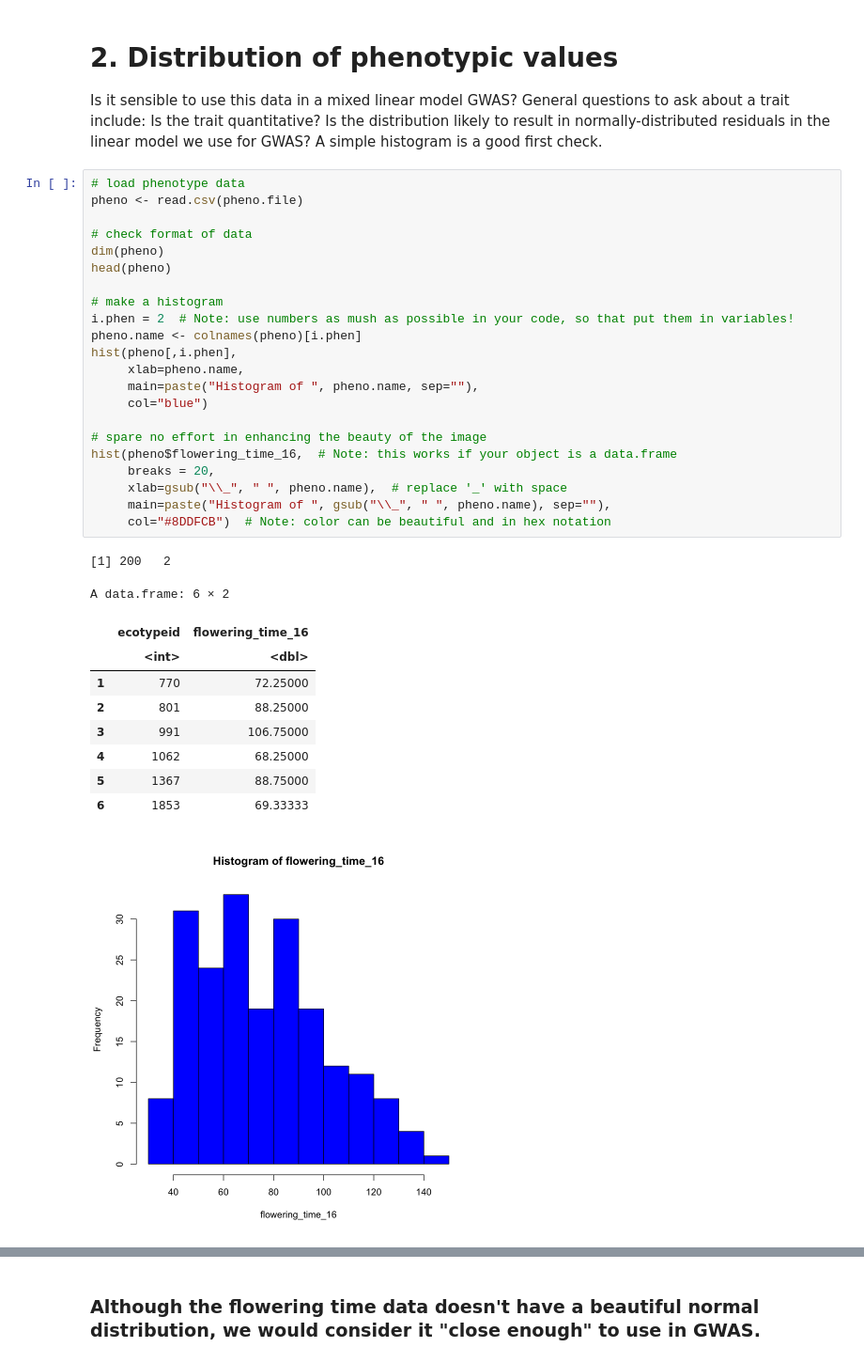
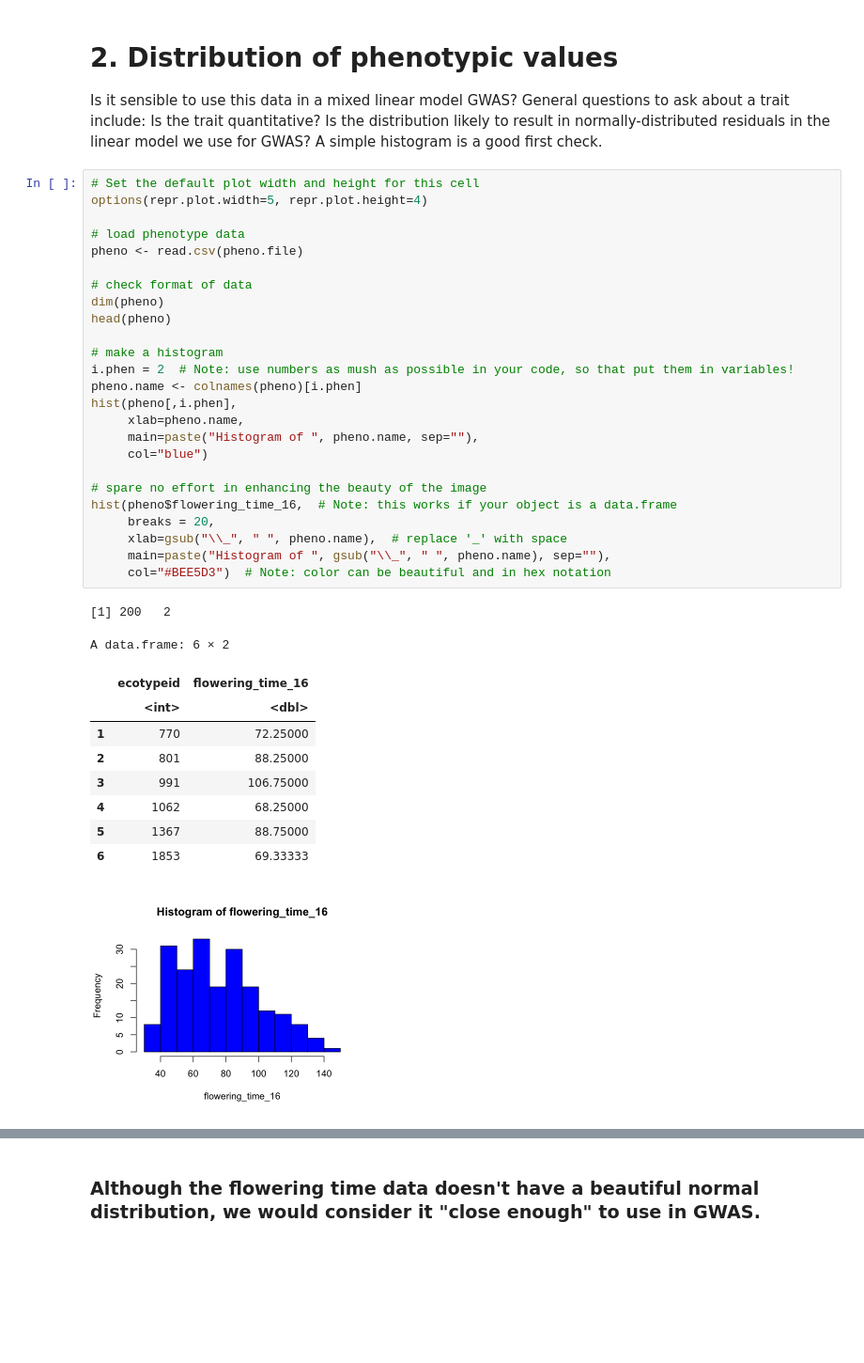
Before and after one commit to Gregor-Mendel-Institute/gwas_workshop, a Jupyter notebook: 1_phenotype_exploration.ipynb, the cells around one changed output, grey strips where cells are left out. Shown: that part at 94% size. Cells and saved outputs as stored; diff of their text form; blank space fills up the shorter version.

```diff
--- a/1_phenotype_exploration.ipynb
+++ b/1_phenotype_exploration.ipynb
@@ -36,36 +35,39 @@ accession.pos.file <- paste(path.data, "/accession_geo_locations.csv", sep = '')
 
 Is it sensible to use this data in a mixed linear model GWAS?  General questions to ask about a trait include: Is the trait quantitative?  Is the distribution likely to result in normally-distributed residuals in the linear model we use for GWAS?  A simple histogram is a good first check.
 # %%
+# Set the default plot width and height for this cell
+options(repr.plot.width=5, repr.plot.height=4)
+
 # load phenotype data
 pheno <- read.csv(pheno.file)
 
 # check format of data
 dim(pheno)
 head(pheno)
 
 # make a histogram
 i.phen = 2  # Note: use numbers as mush as possible in your code, so that put them in variables!
 pheno.name <- colnames(pheno)[i.phen]
 hist(pheno[,i.phen],
      xlab=pheno.name,
      main=paste("Histogram of ", pheno.name, sep=""),
      col="blue")
 
 # spare no effort in enhancing the beauty of the image
 hist(pheno$flowering_time_16,  # Note: this works if your object is a data.frame
      breaks = 20,
      xlab=gsub("\\_", " ", pheno.name),  # replace '_' with space
      main=paste("Histogram of ", gsub("\\_", " ", pheno.name), sep=""),
-     col="#8DDFCB")  # Note: color can be beautiful and in hex notation
+     col="#BEE5D3")  # Note: color can be beautiful and in hex notation
 # %% [output]
 [1] 200   2
 A data.frame: 6 × 2
 |  | ecotypeid | flowering_time_16 |
 |  | <int> | <dbl> |
 | 1 | 770 | 72.25000 |
 | 2 | 801 | 88.25000 |
 | 3 | 991 | 106.75000 |
 | 4 | 1062 | 68.25000 |
 | 5 | 1367 | 88.75000 |
 | 6 | 1853 | 69.33333 |
-[figure, old version]
+[figure, new version]
```
Also changed, not shown: parts of 10 cells of this notebook, 2 other files.
